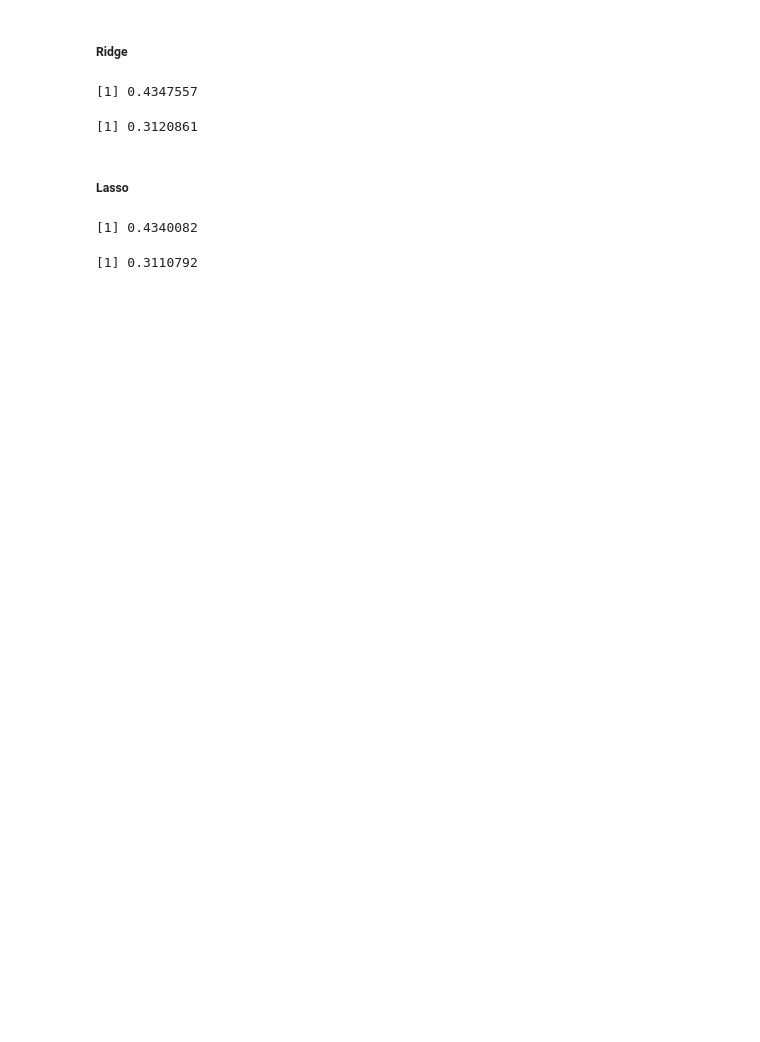
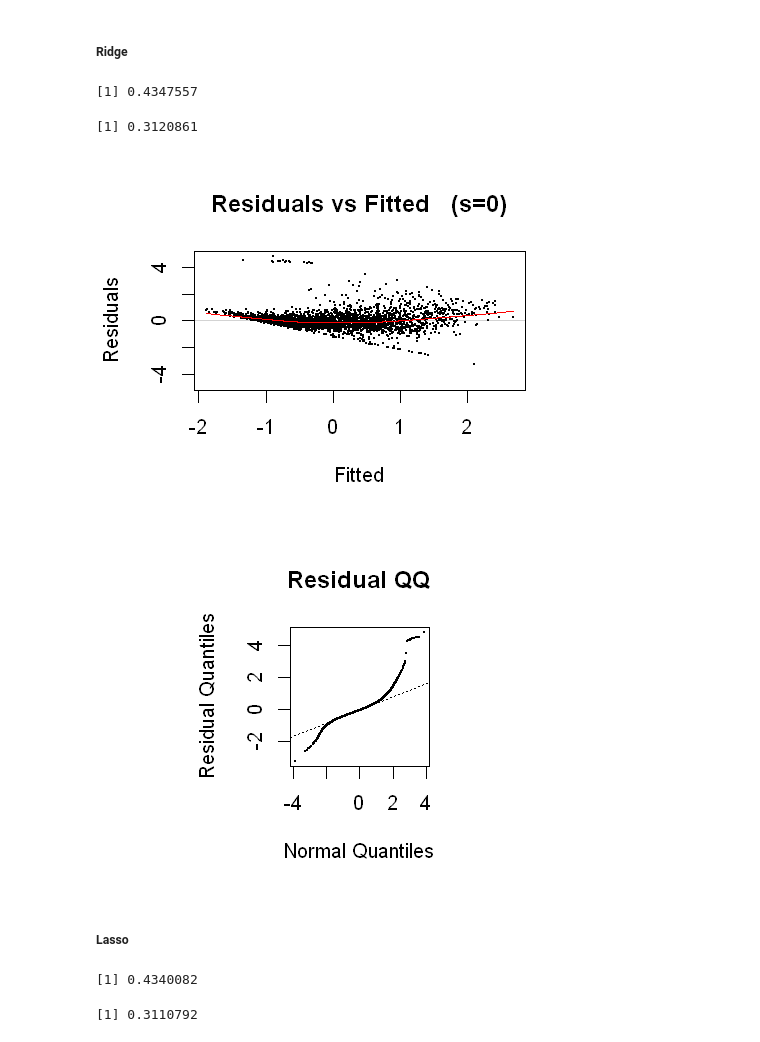
Before and after one commit to mac40/SL, a Jupyter notebook: Statistical Learning project.ipynb, the cells around one changed output. Cells and saved outputs as stored; diff of their text form; code cells hidden in the pictures; blank space fills up the shorter version.

```diff
--- a/Statistical Learning project.ipynb
+++ b/Statistical Learning project.ipynb
@@ -1014,6 +1030,12 @@ ridge.pred <- predict(ridge.mod, s = bestlam, newx = x.poly[test,])
 mean((ridge.pred-ytest)^2)
 # %% [output]
 [1] 0.3120861
+# %%
+plotres(ridge.mod,which=3)
+plotres(ridge.mod,which=4)
+# %% [output]
+[figure, added]
+[figure, added]
 # %% [markdown]
 ##### Lasso
 # %%
```
Also changed, not shown: parts of 4 cells of this notebook, 1 other file.
